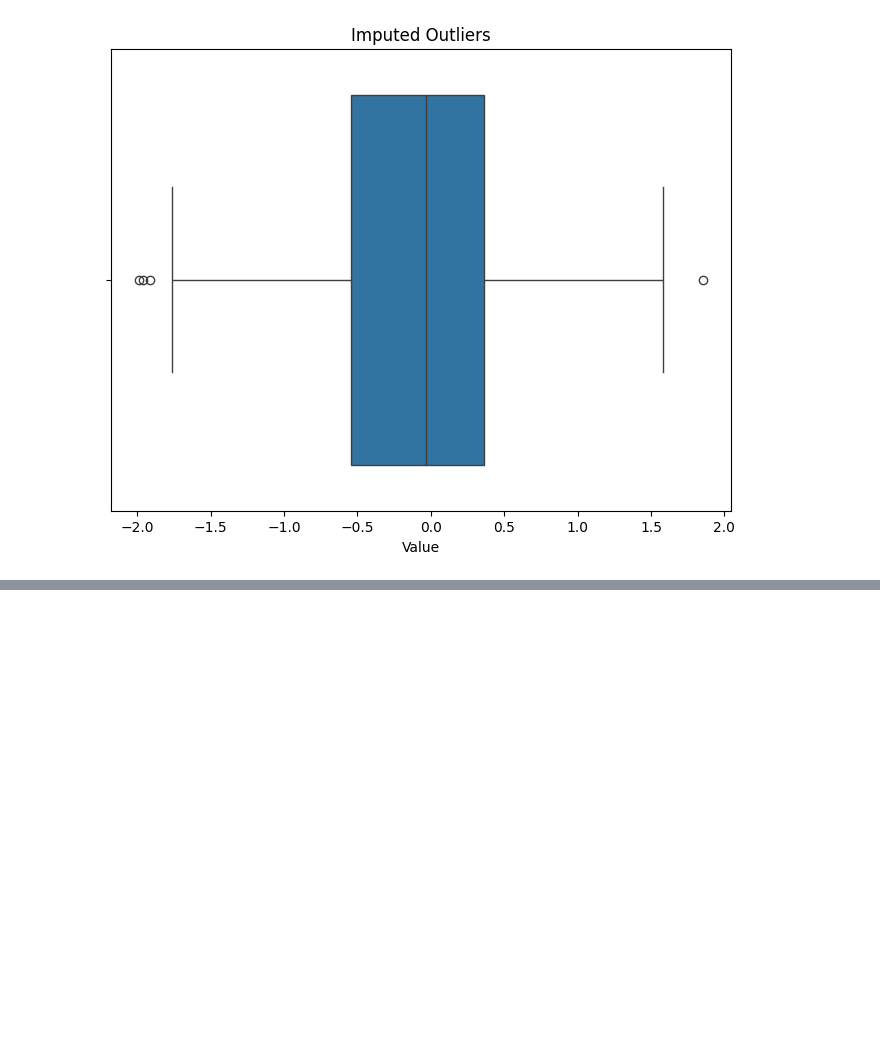
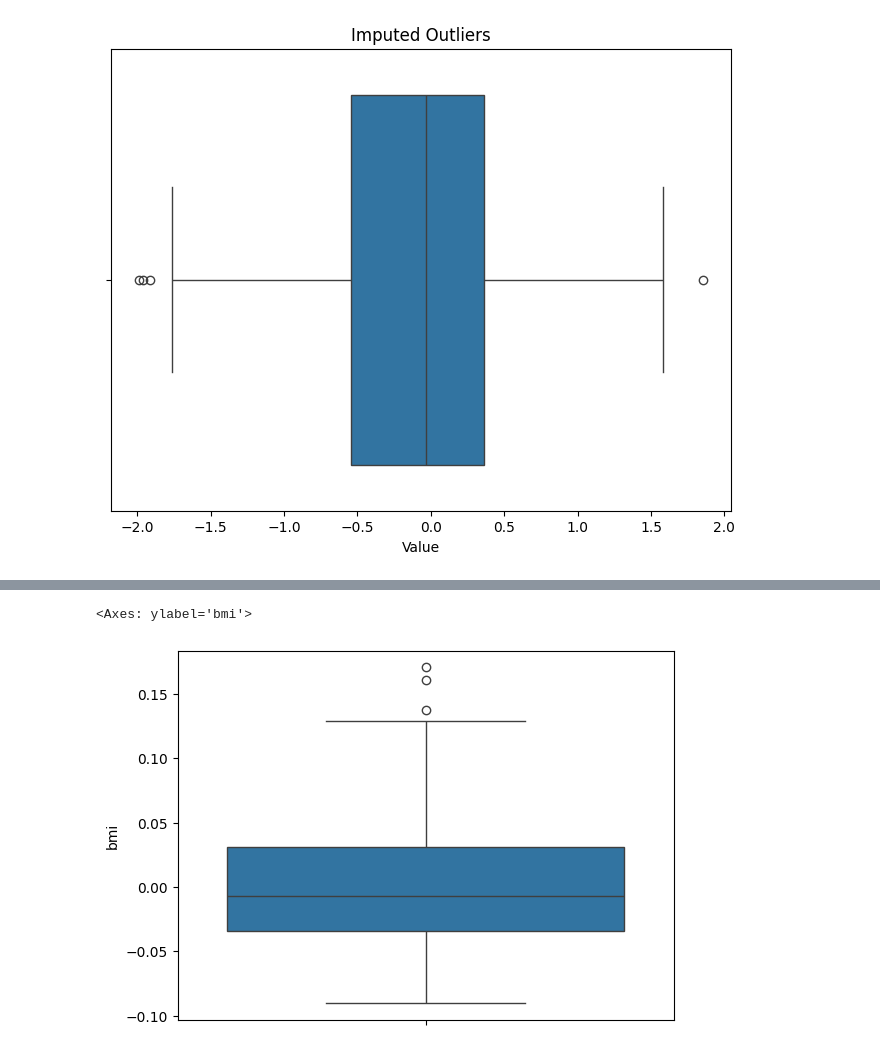
Before and after one commit to 2303a51847/ADM, a Jupyter notebook: ass 7 .ipynb, the cells around one changed output, grey strips where cells are left out. Saved outputs shown, nothing was run; the diff lists cells and outputs as text; code cells hidden in the pictures; blank space fills up the shorter version.

```diff
--- a/ass 7 .ipynb
+++ b/ass 7 .ipynb
@@ -85,0 +92,9 @@ plt.show()
+# %%
+# Load the dataset
+diabetics = load_diabetes()
+# %%
+# Create the dataframe
+column_name = diabetics.feature_names
+df_diabetics = pd.DataFrame(diabetics.data)
+df_diabetics.columns = column_name
+print(df_diabetics.head())
@@ -85,0 +115,7 @@ plt.show()
+# %%
+# Box Plot
+import seaborn as sns
+sns.boxplot(df_diabetics['bmi'])
+# %% [output]
+<Axes: ylabel='bmi'>
+[figure, added]
```
Also changed, not shown: parts of 3 cells of this notebook.
